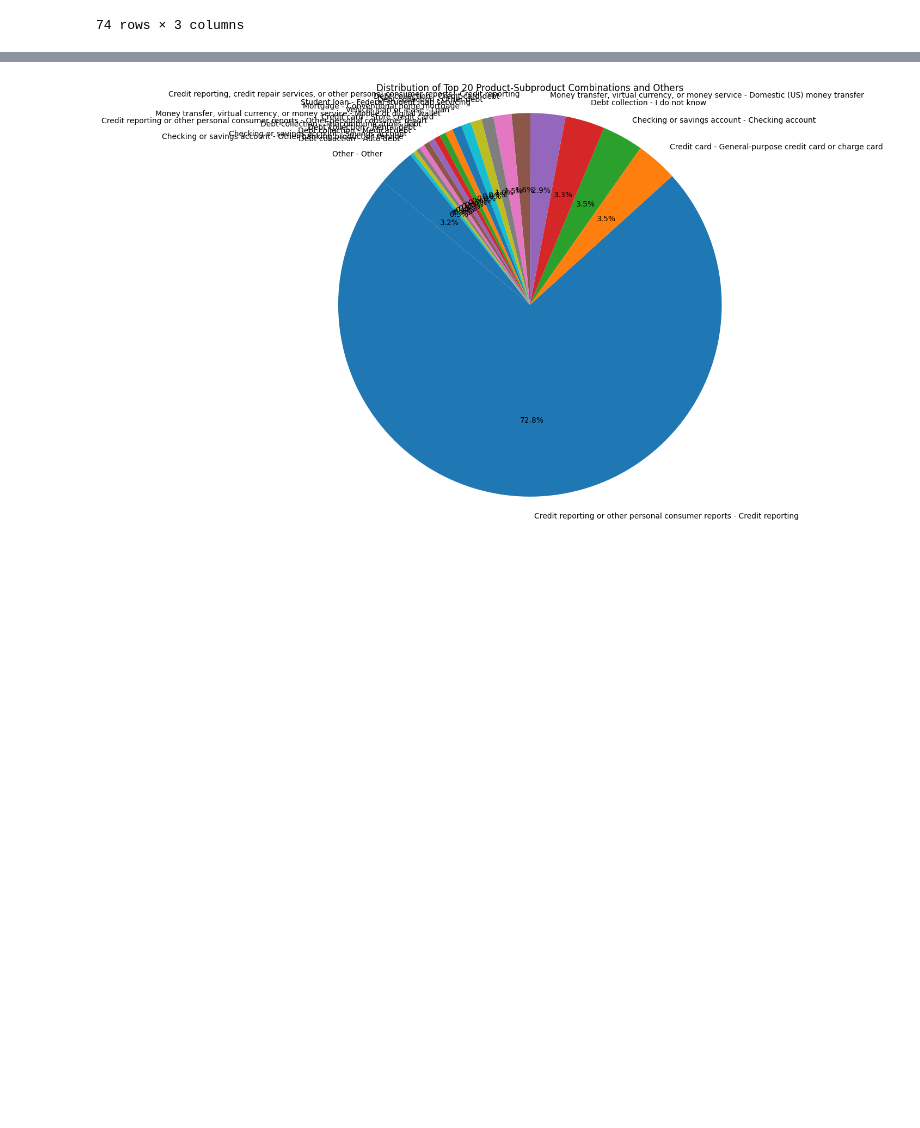
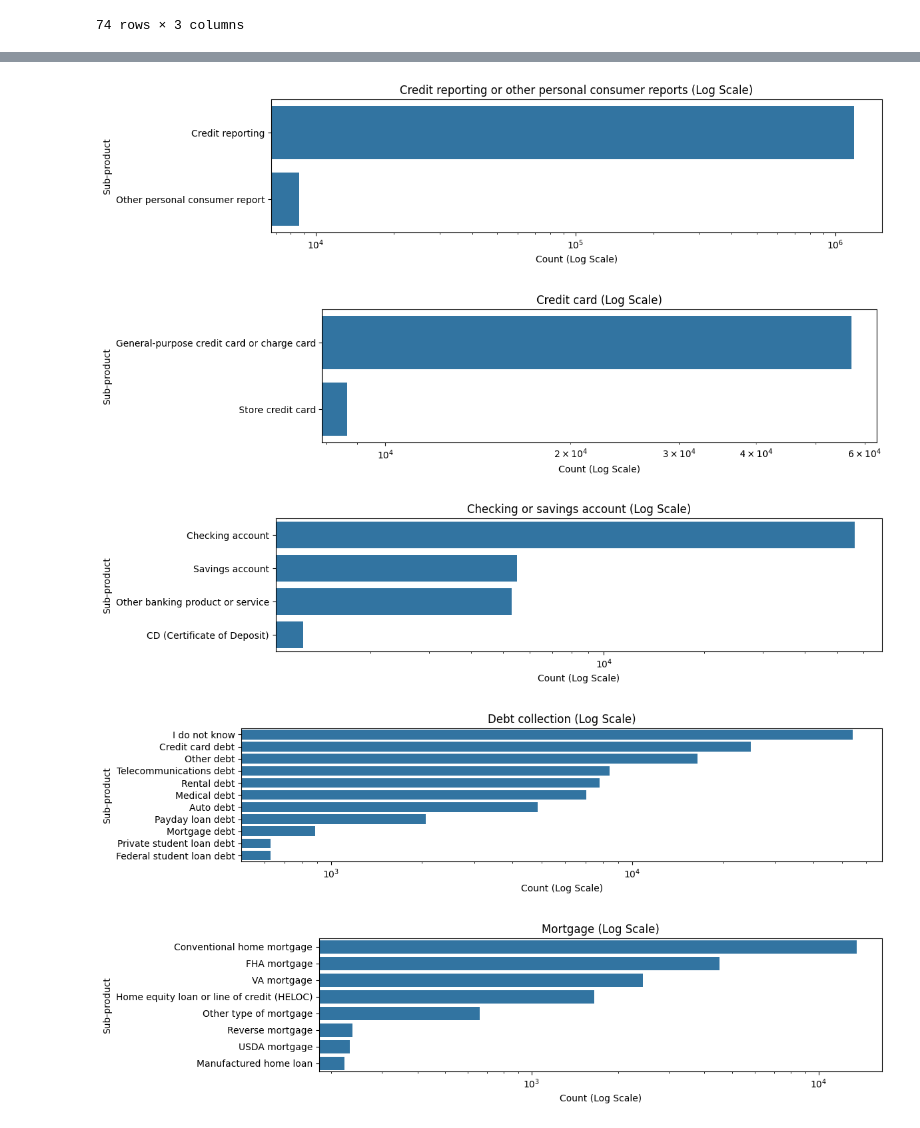
Before and after one commit to datasciencekkhero/kundan_ncu, a Jupyter notebook: Experiment_CFPB_EDA_001.ipynb, the cells around one changed output, grey strips where cells are left out. Saved outputs shown, nothing was run; the diff lists cells and outputs as text; code cells hidden in the pictures; blank space fills up the shorter version.

```diff
--- a/Experiment_CFPB_EDA_001.ipynb
+++ b/Experiment_CFPB_EDA_001.ipynb
@@ -217,21 +255,31 @@ plt.show()
-# %%
-# Create a pie chart for the top N, with an "Other" category for the rest
-plt.figure(figsize=(10, 10))
-# Calculate the sum of the counts for the 'Other' category
-other_count = product_subproduct_counts_sorted['Count'].iloc[top_n:].sum()
-# Create a new DataFrame for the pie chart including 'Other'
-pie_data = product_subproduct_counts_top_n.copy()
-if other_count > 0:
-    other_row = pd.DataFrame({
-        'Product': ['Other'],
-        'Sub-product': ['Other'],
-        'Count': [other_count]
-    })
-    pie_data = pd.concat([pie_data, other_row], ignore_index=True)
-
-plt.pie(pie_data['Count'], labels=pie_data['Product'] + ' - ' + pie_data['Sub-product'], autopct='%1.1f%%', startangle=140)
-plt.title(f'Distribution of Top {top_n} Product-Subproduct Combinations and Others')
-plt.axis('equal') # Equal aspect ratio ensures that pie is drawn as a circle.
-plt.show()
-# %% [output]
-[figure, removed]
+# %%
+import matplotlib.pyplot as plt
+import seaborn as sns
+
+# Get the list of top 10 products
+top_10_products = filtered_df_top10_products['Product'].unique()
+
+# Iterate through each of the top 10 products
+for product in top_10_products:
+    # Filter the DataFrame for the current product
+    product_df = filtered_df_top10_products[filtered_df_top10_products['Product'] == product].copy()
+
+    # Group by Sub-product and count occurrences
+    subproduct_counts = product_df['Sub-product'].value_counts().reset_index(name='Count')
+    subproduct_counts = subproduct_counts.sort_values(by='Count', ascending=False)
+
+    # Create a bar chart with log scale on the x-axis
+    plt.figure(figsize=(12, 3))
+    sns.barplot(x='Count', y='Sub-product', data=subproduct_counts)
+    plt.title(f'{product} (Log Scale)')
+    plt.xlabel('Count (Log Scale)')
+    plt.ylabel('Sub-product')
+    plt.xscale('log') # Set x-axis to logarithmic scale
+    plt.tight_layout()
+    plt.show()
+# %% [output]
+[figure, added]
+[figure, added]
+[figure, added]
+[figure, added]
+[figure, added]
```
Also changed, not shown: parts of 18 cells of this notebook.
